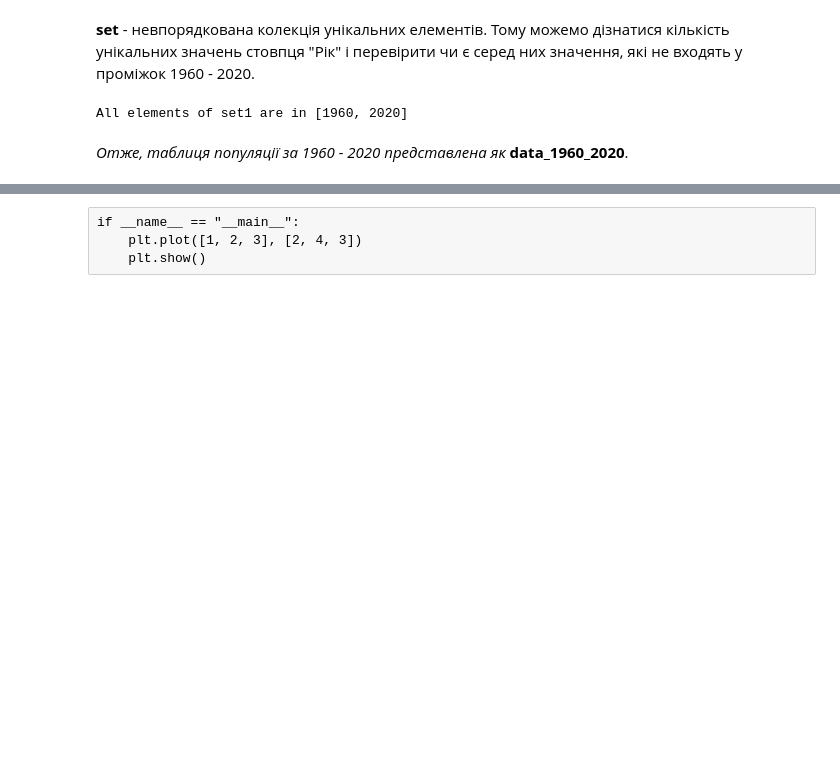
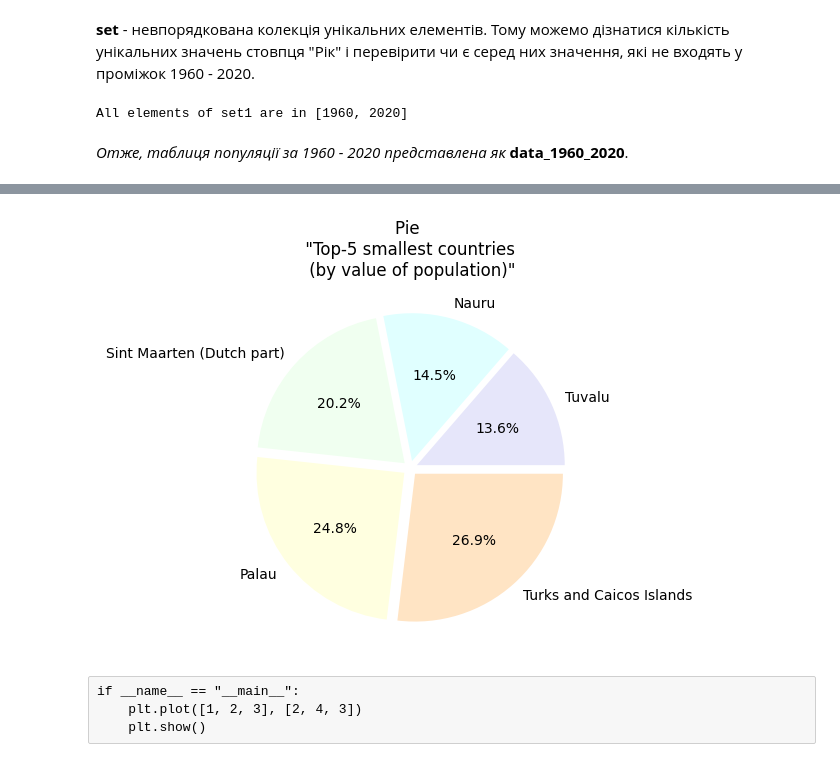
Before and after one commit to alenaporoskun/ssu_2023_pbd, a Jupyter notebook: labs/lab7/samples/sample.ipynb, the cells around one changed output, grey strips where cells are left out. Cells and saved outputs as stored; diff of their text form; code cells hidden in the pictures; blank space fills up the shorter version.

```diff
--- a/labs/lab7/samples/sample.ipynb
+++ b/labs/lab7/samples/sample.ipynb
@@ -158,3 +150,17 @@ Name: Value, dtype: int64
+# %%
+count = 5 # count of countries for the top
+grouped_df = data_1960_2020.groupby('Country Name')['Value'].sum()
+top = grouped_df.sort_values(ascending=True).head(count)
+
+list_exp = [0.05 for i in range(count)]
+explode = tuple(list_exp)
+
+colors = ['lavender', 'lightcyan', 'honeydew', 'lightyellow', 'bisque', 'mistyrose',  'whitesmoke']
+plt.title('Pie \n "Top-'f'{count}' ' smallest countries \n (by value of population)"')
+res = top.plot(kind='pie', y = 'Value', autopct='%1.1f%%', explode=explode, ylabel = '',colors = colors, shadow=False).get_figure()
+res.savefig('./tables and graphs/pie1_population.png')
+# %% [output]
+[figure, added]
 # %% [raw]
 if __name__ == "__main__":
     plt.plot([1, 2, 3], [2, 4, 3])
```
Also changed, not shown: parts of 8 cells of this notebook, 5 other files.
